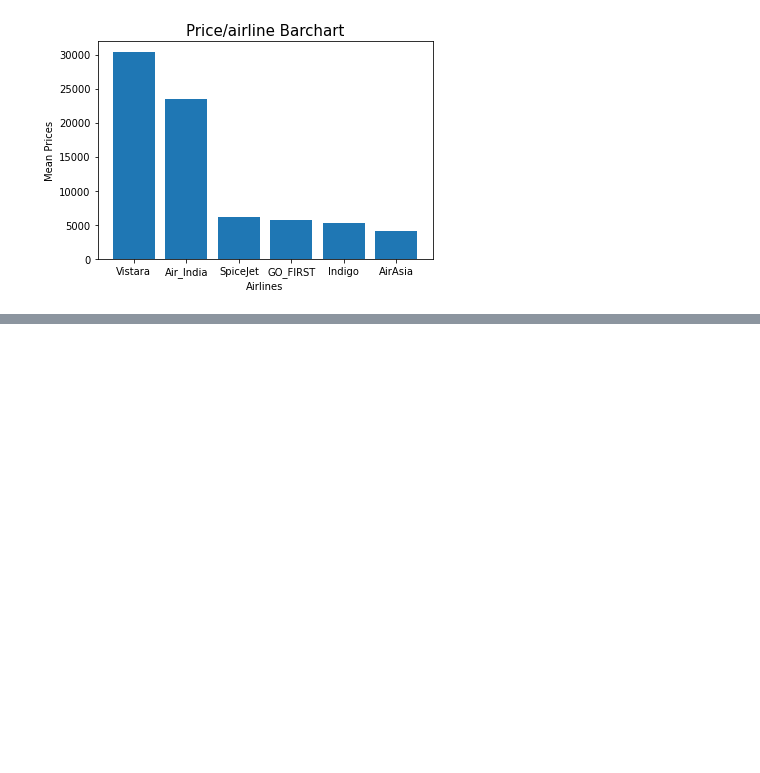
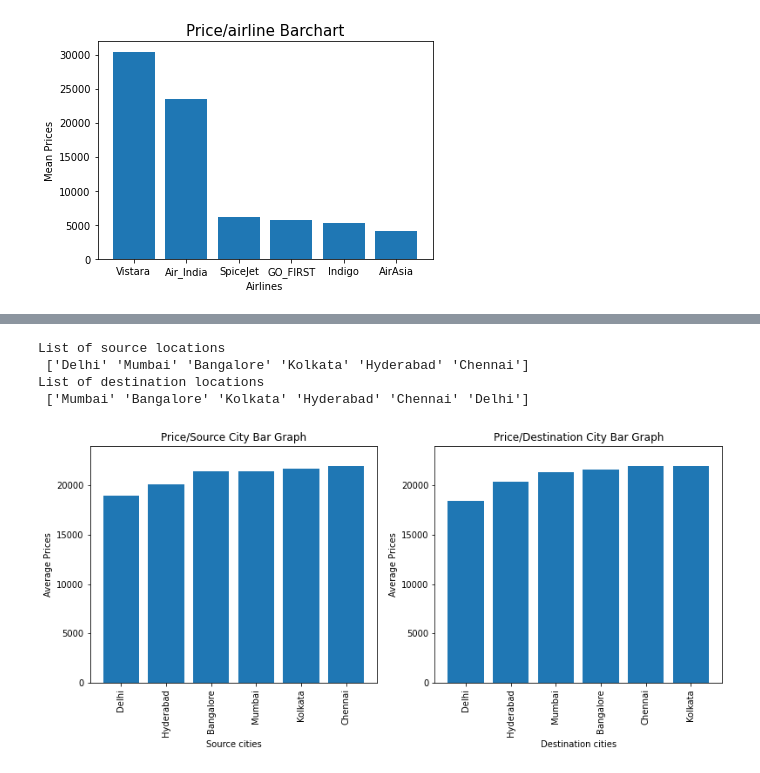
Before and after one commit to munas-git/Flight-Price-Prediction, a Jupyter notebook: flight-price-prediction.ipynb, the cells around one changed output, grey strips where cells are left out. Cells and saved outputs as stored; diff of their text form; code cells hidden in the pictures; blank space fills up the shorter version.

```diff
--- a/flight-price-prediction.ipynb
+++ b/flight-price-prediction.ipynb
@@ -134,0 +158,35 @@ plt.bar(['Economy',"Business"], st)
+# %%
+source = df['source_city'].unique()
+destination = df['destination_city'].unique()
+print('List of source locations\n', source)
+print('List of destination locations\n', destination)
+# %% [output]
+List of source locations
+ ['Delhi' 'Mumbai' 'Bangalore' 'Kolkata' 'Hyderabad' 'Chennai']
+List of destination locations
+ ['Mumbai' 'Bangalore' 'Kolkata' 'Hyderabad' 'Chennai' 'Delhi']
+# %%
+# grouping of source and depature city based on average prices sorted in ascending order
+source_city_price = df.groupby('source_city')['price'].mean().round(0).sort_values(ascending=True)
+destination_city_price = df.groupby('destination_city')['price'].mean().round(0).sort_values(ascending=True)
+
+plt.figure(figsize =(13,5))
+plt.subplot(1,2,1)
+plt.bar(source_city_price.index, source_city_price.values)
+plt.title("Price/Source City Bar Graph")
+plt.xlabel("Source cities")
+plt.ylabel("Average Prices")
+plt.xticks(rotation = 'vertical')
+plt.ylim((0, 24000))
+
+plt.subplot(1,2,2)
+plt.bar(destination_city_price.index, destination_city_price.values)
+plt.title("Price/Destination City Bar Graph")
+plt.xlabel("Destination cities")
+plt.ylabel("Average Prices")
+plt.xticks(rotation = 'vertical')
+plt.ylim((0, 24000))
+
+plt.show()
+# %% [output]
+[figure, added]
```
Also changed, not shown: parts of 17 cells of this notebook.
